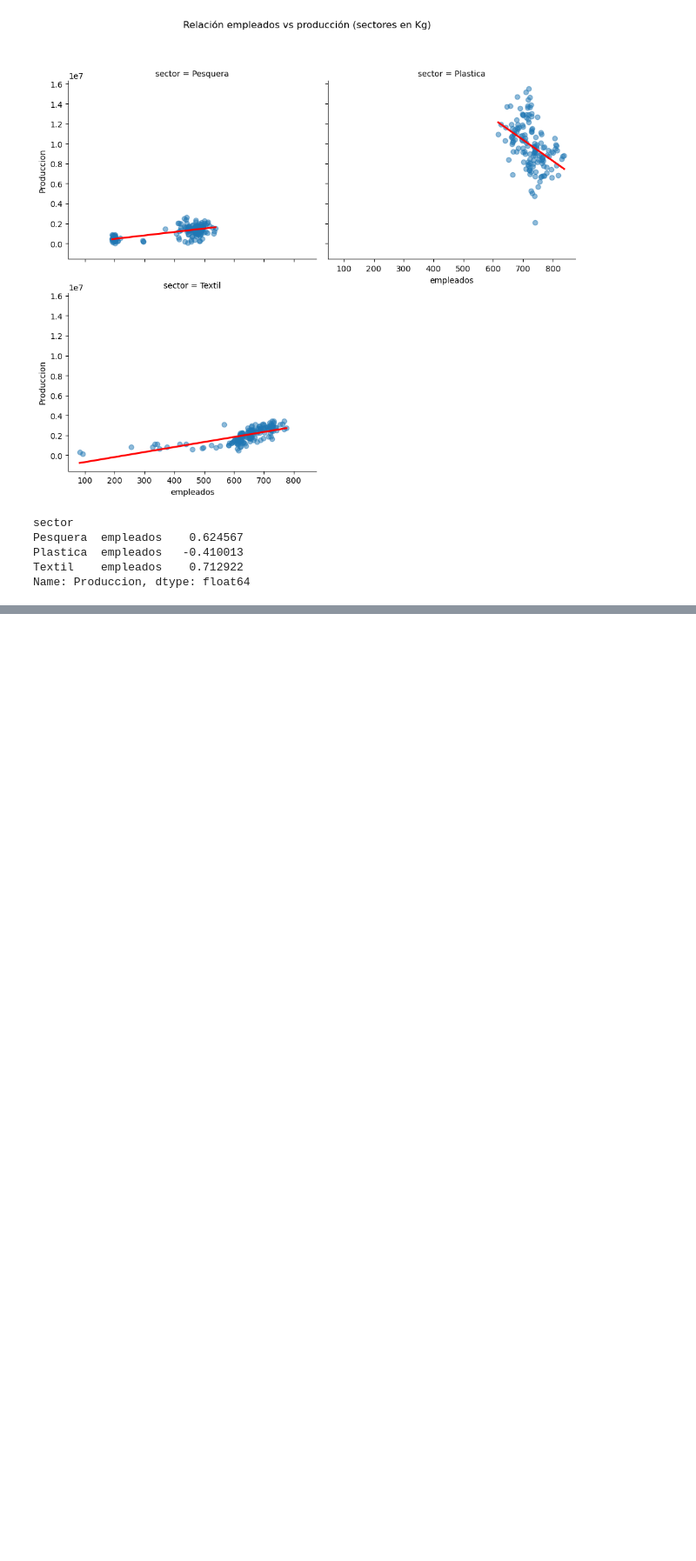
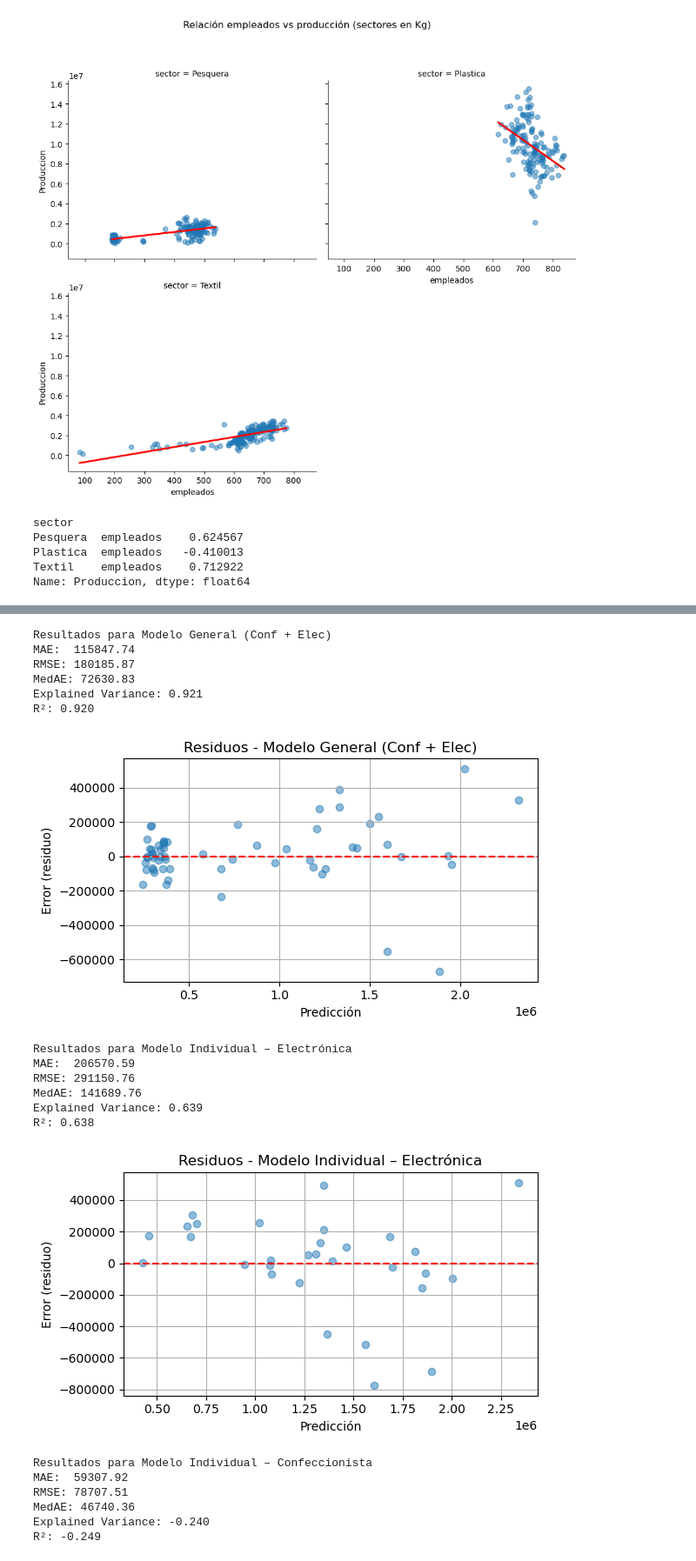
Before and after one commit to lunalucianoj/produccion-industrial-tdf, a Jupyter notebook: notebooks/01_exploracion_y_union_datasets.ipynb, the cells around one changed output, grey strips where cells are left out. Shown at 87% size. Saved outputs shown, nothing was run; the diff lists cells and outputs as text; code cells hidden in the pictures; blank space fills up the shorter version.

```diff
--- a/notebooks/01_exploracion_y_union_datasets.ipynb
+++ b/notebooks/01_exploracion_y_union_datasets.ipynb
@@ -1762,0 +1996,17 @@ Name: Produccion, dtype: float64
+# %%
+# Filtramos el sector Confeccionista
+df_conf = df_unidades_conf_elec[df_unidades_conf_elec['sector'] == 'Confeccionista'].copy()
+
+# Definimos X e y
+X_conf = df_conf[['empleados', 'establecimientos', 'anio']]
+y_conf = df_conf['Produccion']
+
+# División train/test
+X_train_conf, X_test_conf, y_train_conf, y_test_conf = train_test_split(X_conf, y_conf, test_size=0.2, random_state=42)
+
+# Modelo
+modelo_conf = LinearRegression()
+modelo_conf.fit(X_train_conf, y_train_conf)
+
+# Predicciones
+y_pred_conf = modelo_conf.predict(X_test_conf)
@@ -1762,0 +2047,56 @@ Name: Produccion, dtype: float64
+# %%
+from sklearn.metrics import mean_absolute_error, mean_squared_error, median_absolute_error, explained_variance_score, r2_score
+import matplotlib.pyplot as plt
+import numpy as np
+
+def evaluar_modelo(y_test, y_pred, nombre_modelo):
+    mae = mean_absolute_error(y_test, y_pred)
+    rmse = np.sqrt(mean_squared_error(y_test, y_pred))
+    medae = median_absolute_error(y_test, y_pred)
+    r2 = r2_score(y_test, y_pred)
+    evs = explained_variance_score(y_test, y_pred)
+
+    print(f"\nResultados para {nombre_modelo}")
+    print(f"MAE:  {mae:.2f}")
+    print(f"RMSE: {rmse:.2f}")
+    print(f"MedAE: {medae:.2f}")
+    print(f"Explained Variance: {evs:.3f}")
+    print(f"R²: {r2:.3f}")
+
+    # Gráfico de residuos
+    residuos = y_test - y_pred
+    plt.figure(figsize=(6, 3.5))
+    plt.scatter(y_pred, residuos, alpha=0.5)
+    plt.axhline(0, color='red', linestyle='--')
+    plt.xlabel("Predicción")
+    plt.ylabel("Error (residuo)")
+    plt.title(f"Residuos - {nombre_modelo}")
+    plt.grid(True)
+    plt.tight_layout()
+    plt.show()
+
+# Evaluamos los tres modelos
+evaluar_modelo(y_test, y_pred, "Modelo General (Conf + Elec)")
+evaluar_modelo(y_test_elec, y_pred_elec, "Modelo Individual – Electrónica")
+evaluar_modelo(y_test_conf, y_pred_conf, "Modelo Individual – Confeccionista")
+# %% [output]
+Resultados para Modelo General (Conf + Elec)
+MAE:  115847.74
+RMSE: 180185.87
+MedAE: 72630.83
+Explained Variance: 0.921
+R²: 0.920
+[figure, added]
+Resultados para Modelo Individual – Electrónica
+MAE:  206570.59
+RMSE: 291150.76
+MedAE: 141689.76
+Explained Variance: 0.639
+R²: 0.638
+[figure, added]
+Resultados para Modelo Individual – Confeccionista
+MAE:  59307.92
+RMSE: 78707.51
+MedAE: 46740.36
+Explained Variance: -0.240
+R²: -0.249
```
Also changed, not shown: parts of 47 cells of this notebook.
